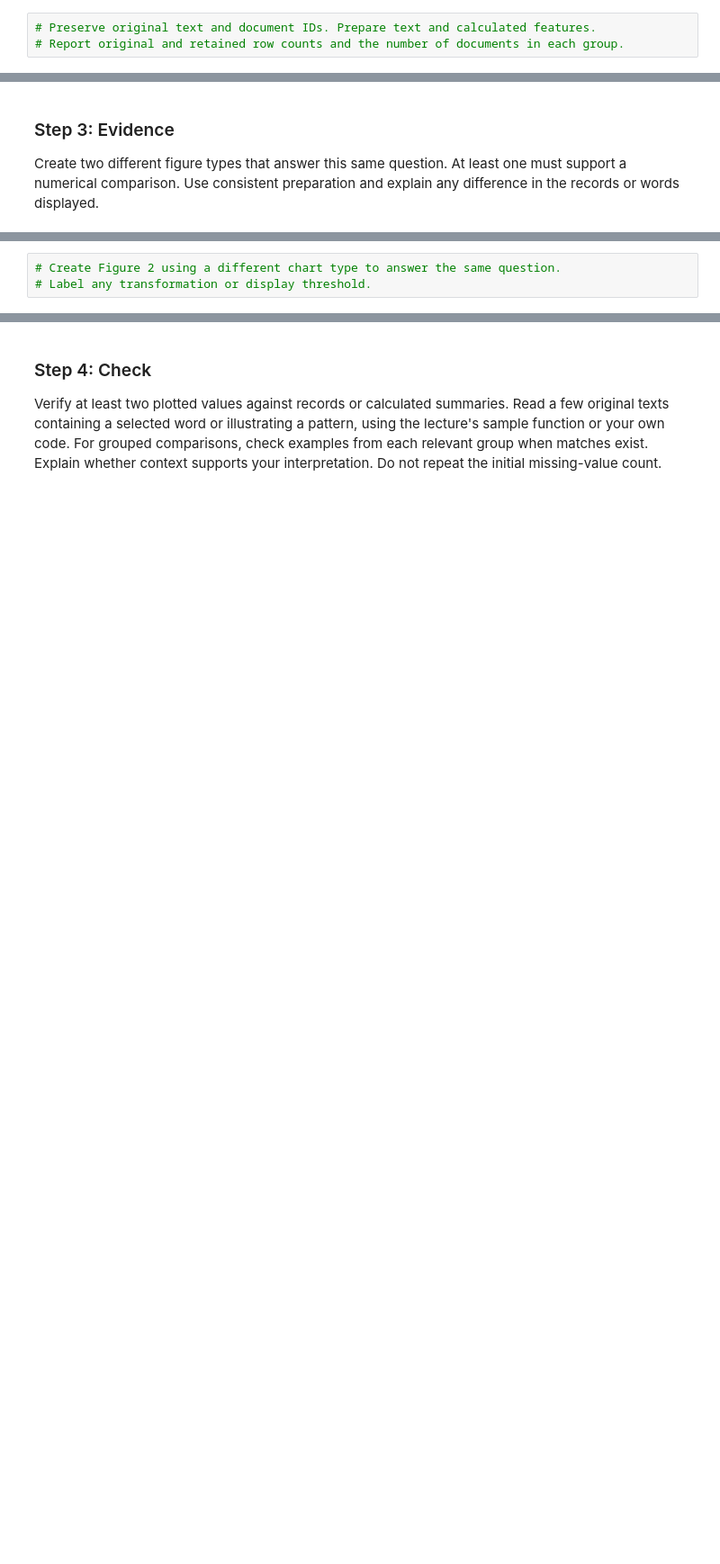
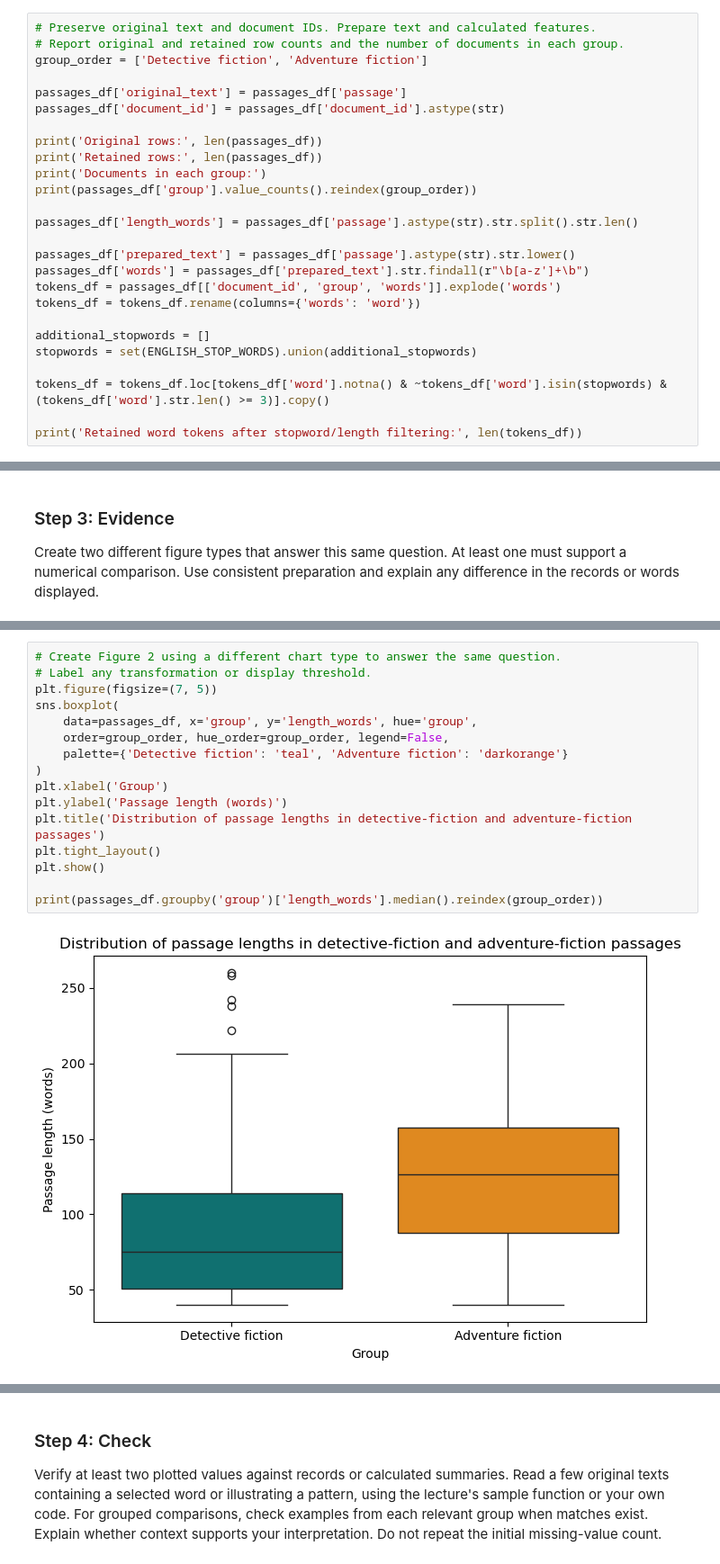
Before and after one commit to JPDeuce/Data_Visualization_and_Modeling_Campus, a Jupyter notebook: week04/lab/Lab - Visualizing Text Data.ipynb, the cells around one changed output, grey strips where cells are left out. Shown at 90% size. Cells and saved outputs as stored; diff of their text form; blank space fills up the shorter version.

```diff
--- a/week04/lab/Lab - Visualizing Text Data.ipynb
+++ b/week04/lab/Lab - Visualizing Text Data.ipynb
@@ -249,3 +493,26 @@ Your answer:
 # %%
 # Preserve original text and document IDs. Prepare text and calculated features.
 # Report original and retained row counts and the number of documents in each group.
+group_order = ['Detective fiction', 'Adventure fiction']
+
+passages_df['original_text'] = passages_df['passage']
+passages_df['document_id'] = passages_df['document_id'].astype(str)
+
+print('Original rows:', len(passages_df))
+print('Retained rows:', len(passages_df))
+print('Documents in each group:')
+print(passages_df['group'].value_counts().reindex(group_order))
+
+passages_df['length_words'] = passages_df['passage'].astype(str).str.split().str.len()
+
+passages_df['prepared_text'] = passages_df['passage'].astype(str).str.lower()
+passages_df['words'] = passages_df['prepared_text'].str.findall(r"\b[a-z']+\b")
+tokens_df = passages_df[['document_id', 'group', 'words']].explode('words')
+tokens_df = tokens_df.rename(columns={'words': 'word'})
+
+additional_stopwords = []
+stopwords = set(ENGLISH_STOP_WORDS).union(additional_stopwords)
+
+tokens_df = tokens_df.loc[tokens_df['word'].notna() & ~tokens_df['word'].isin(stopwords) & (tokens_df['word'].str.len() >= 3)].copy()
+
+print('Retained word tokens after stopword/length filtering:', len(tokens_df))
@@ -270,3 +584,18 @@ Your answer:
 # %%
 # Create Figure 2 using a different chart type to answer the same question.
 # Label any transformation or display threshold.
+plt.figure(figsize=(7, 5))
+sns.boxplot(
+    data=passages_df, x='group', y='length_words', hue='group',
+    order=group_order, hue_order=group_order, legend=False,
+    palette={'Detective fiction': 'teal', 'Adventure fiction': 'darkorange'}
+)
+plt.xlabel('Group')
+plt.ylabel('Passage length (words)')
+plt.title('Distribution of passage lengths in detective-fiction and adventure-fiction passages')
+plt.tight_layout()
+plt.show()
+
+print(passages_df.groupby('group')['length_words'].median().reindex(group_order))
+# %% [output]
+[figure, added]
```
Also changed, not shown: parts of 48 cells of this notebook, 2 other files.
